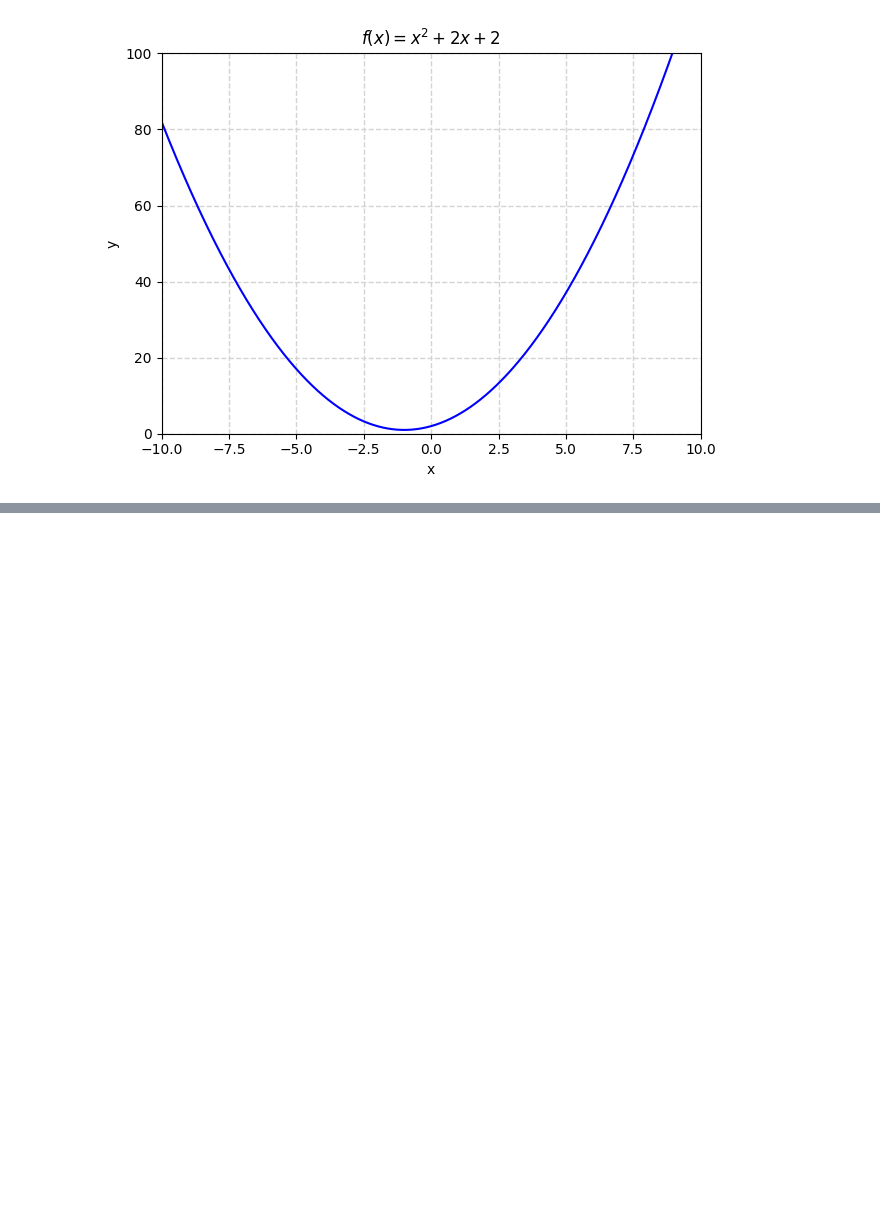
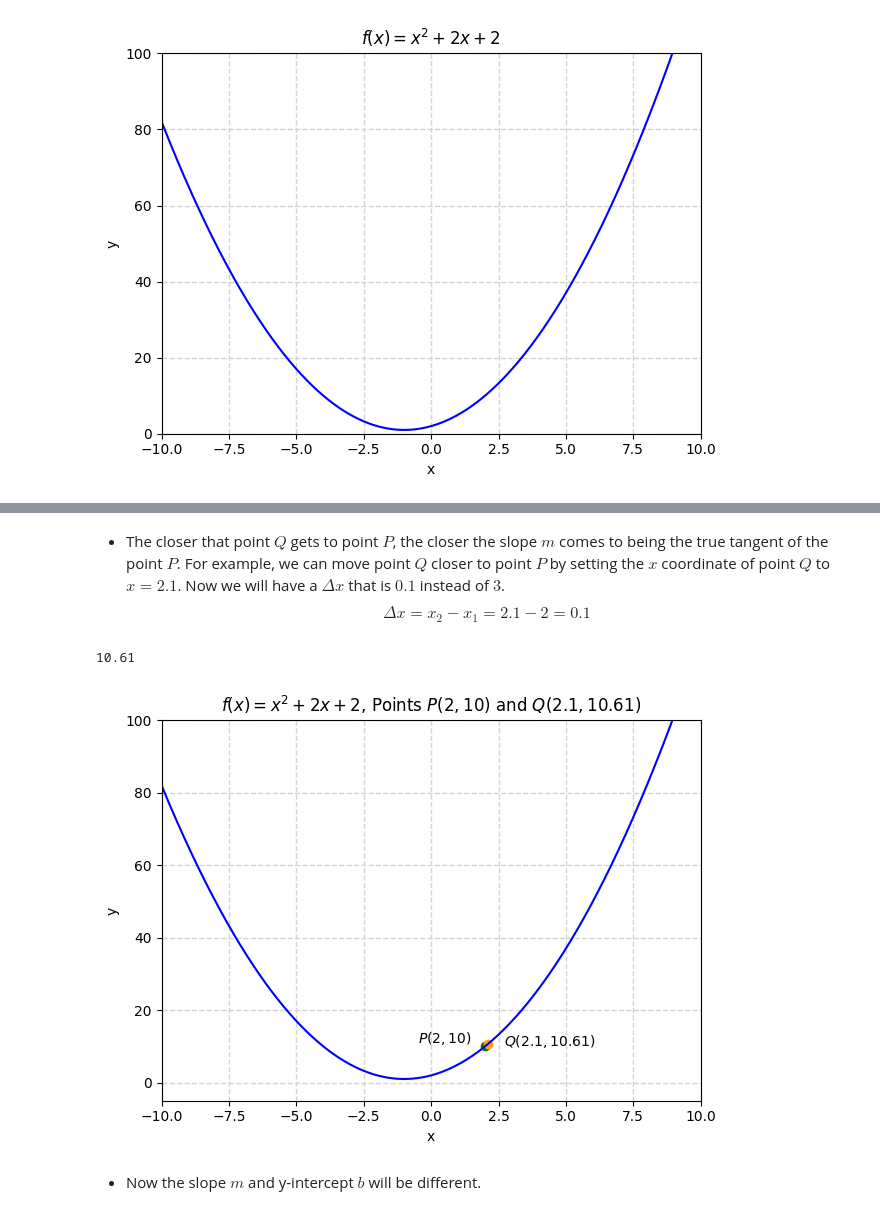
Before and after one commit to k3robotics/ML-Essentials, a Jupyter notebook: ML_Calculus.ipynb, the cells around one changed output, grey strips where cells are left out. Saved outputs shown, nothing was run; the diff lists cells and outputs as text; code cells hidden in the pictures; blank space fills up the shorter version.

```diff
--- a/ML_Calculus.ipynb
+++ b/ML_Calculus.ipynb
@@ -297,0 +406,32 @@ plt.show()
+# %% [markdown]
+*  The closer that point $Q$ gets to point $P$, the closer the slope $m$ comes to being the true tangent of the point $P$. For example, we can move point $Q$ closer to point $P$ by setting the $x$ coordinate of point $Q$ to $x = 2.1$. Now we will have a $Δx$ that is $0.1$ instead of $3$.
+\begin{equation*}
+Δx = x_2 - x_1 = 2.1 - 2 = 0.1
+\end{equation*}
+# %%
+f(2.1)
+# %% [output]
+10.61
+# %%
+#x = np.linspace(-10, 10, 1000) # start, finish, number of points
+y = f(x)
+fig, ax = plt.subplots()
+ax.set_xlim([-10, 10])
+ax.set_ylim([-5, 100])
+plt.plot(x, y, color='b')
+plt.scatter(2, 10, color='g') #point P
+plt.text(-0.5, 11, '$P(2, 10)$')
+plt.scatter(2.1, 10.61, color='orange') # point Q
+plt.text(2.7, 10, '$Q(2.1, 10.61)$')
+#plt.plot(x, line_y, color='r')
+#plt.annotate('$y=9x - 8$', xy=(7.5, 60), xytext=(2.5, 80), arrowprops=dict(facecolor='black'))
+plt.xlabel("x")
+plt.ylabel("y")
+plt.title("$f(x) = x^2 + 2x + 2$, Points $P(2, 10)$ and $Q(2.1, 10.61)$")
+plt.grid(color='lightgray', linestyle='--', linewidth=1)
+plt.tight_layout()
+plt.show()
+# %% [output]
+[figure, added]
+# %% [markdown]
+*  Now the slope $m$ and y-intercept $b$ will be different.
```
Also changed, not shown: parts of 28 cells of this notebook.
